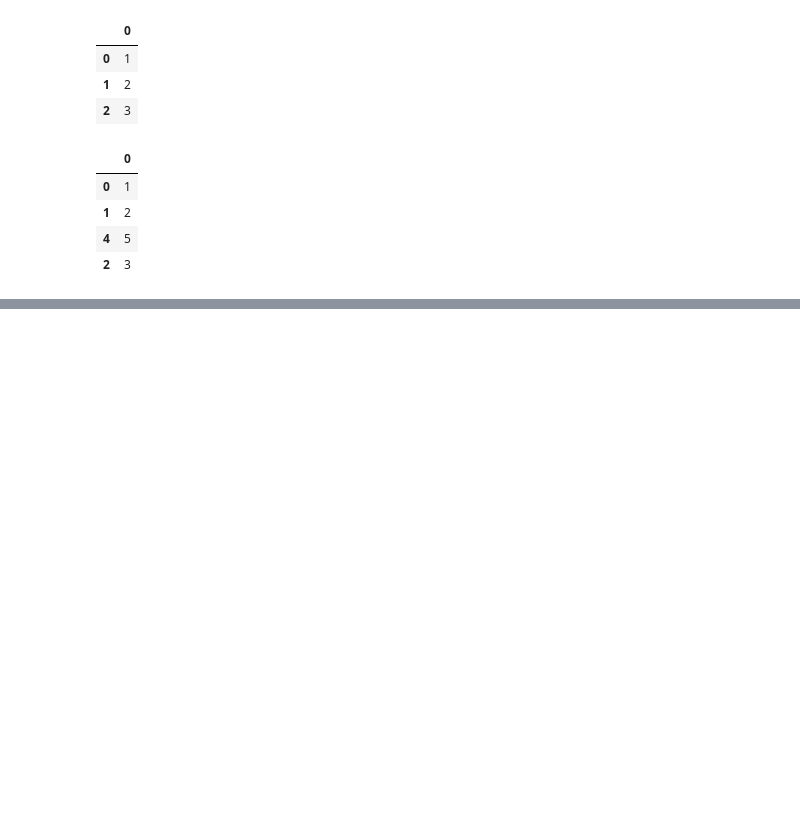
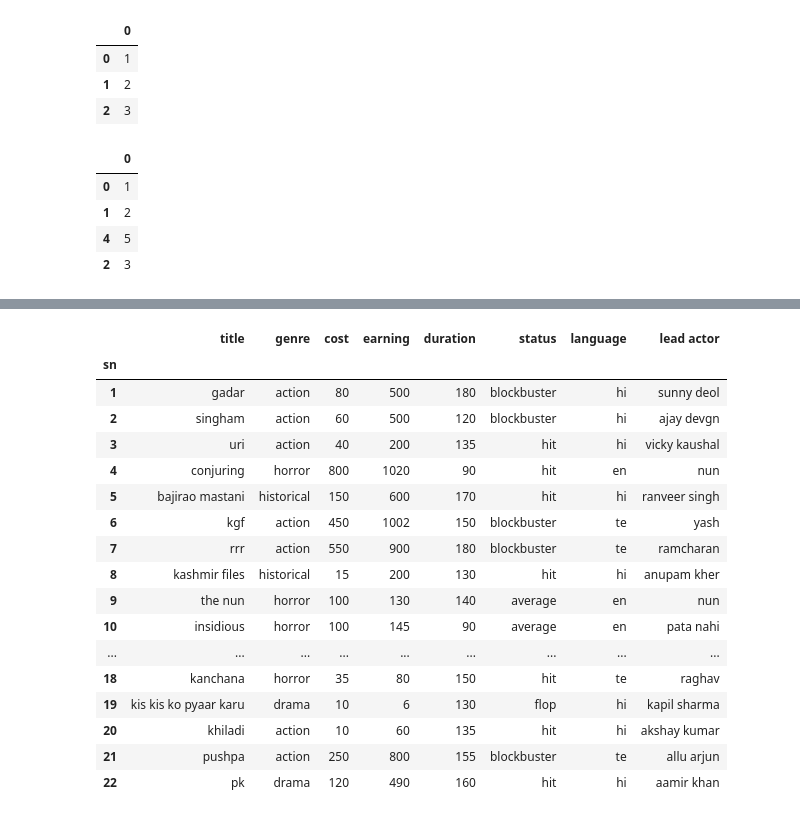
Before and after one commit to RITISAHU/ITS-2, a Jupyter notebook: day-20.ipynb, the cells around one changed output, grey strips where cells are left out. Saved outputs shown, nothing was run; the diff lists cells and outputs as text; code cells hidden in the pictures; blank space fills up the shorter version.

```diff
--- a/day-20.ipynb
+++ b/day-20.ipynb
@@ -329,3 +329,7 @@ df.sample(4)
 | 1 | 2 |
 | 4 | 5 |
 | 2 | 3 |
+# %%
+# movie = pd.read_csv('movies.csv', index_col='a', names=list('abcdefghi'))
+movie = pd.read_csv('movies.csv', index_col='sn')
+movie.head()
@@ -331,0 +464,3 @@ df.sample(4)
+# %%
+# Sorting Data
+movie_cost = movie.sort_values(by='cost',ascending=True)
@@ -331,0 +477,21 @@ df.sample(4)
+# %%
+movie_cost.sort_index()
+# %% [output]
+|  | title | genre | cost | earning | duration | status | language | lead actor |
+| sn |  |  |  |  |  |  |  |  |
+| 1 | gadar | action | 80 | 500 | 180 | blockbuster | hi | sunny deol |
+| 2 | singham | action | 60 | 500 | 120 | blockbuster | hi | ajay devgn |
+| 3 | uri | action | 40 | 200 | 135 | hit | hi | vicky kaushal |
+| 4 | conjuring | horror | 800 | 1020 | 90 | hit | en | nun |
+| 5 | bajirao mastani | historical | 150 | 600 | 170 | hit | hi | ranveer singh |
+| 6 | kgf | action | 450 | 1002 | 150 | blockbuster | te | yash |
+| 7 | rrr | action | 550 | 900 | 180 | blockbuster | te | ramcharan |
+| 8 | kashmir files | historical | 15 | 200 | 130 | hit | hi | anupam kher |
+| 9 | the nun | horror | 100 | 130 | 140 | average | en | nun |
+| 10 | insidious | horror | 100 | 145 | 90 | average | en | pata nahi |
+| ... | ... | ... | ... | ... | ... | ... | ... | ... |
+| 18 | kanchana | horror | 35 | 80 | 150 | hit | te | raghav |
+| 19 | kis kis ko pyaar karu | drama | 10 | 6 | 130 | flop | hi | kapil sharma |
+| 20 | khiladi | action | 10 | 60 | 135 | hit | hi | akshay kumar |
+| 21 | pushpa | action | 250 | 800 | 155 | blockbuster | te | allu arjun |
+| 22 | pk | drama | 120 | 490 | 160 | hit | hi | aamir khan |
```
Also changed, not shown: parts of 49 cells of this notebook.
